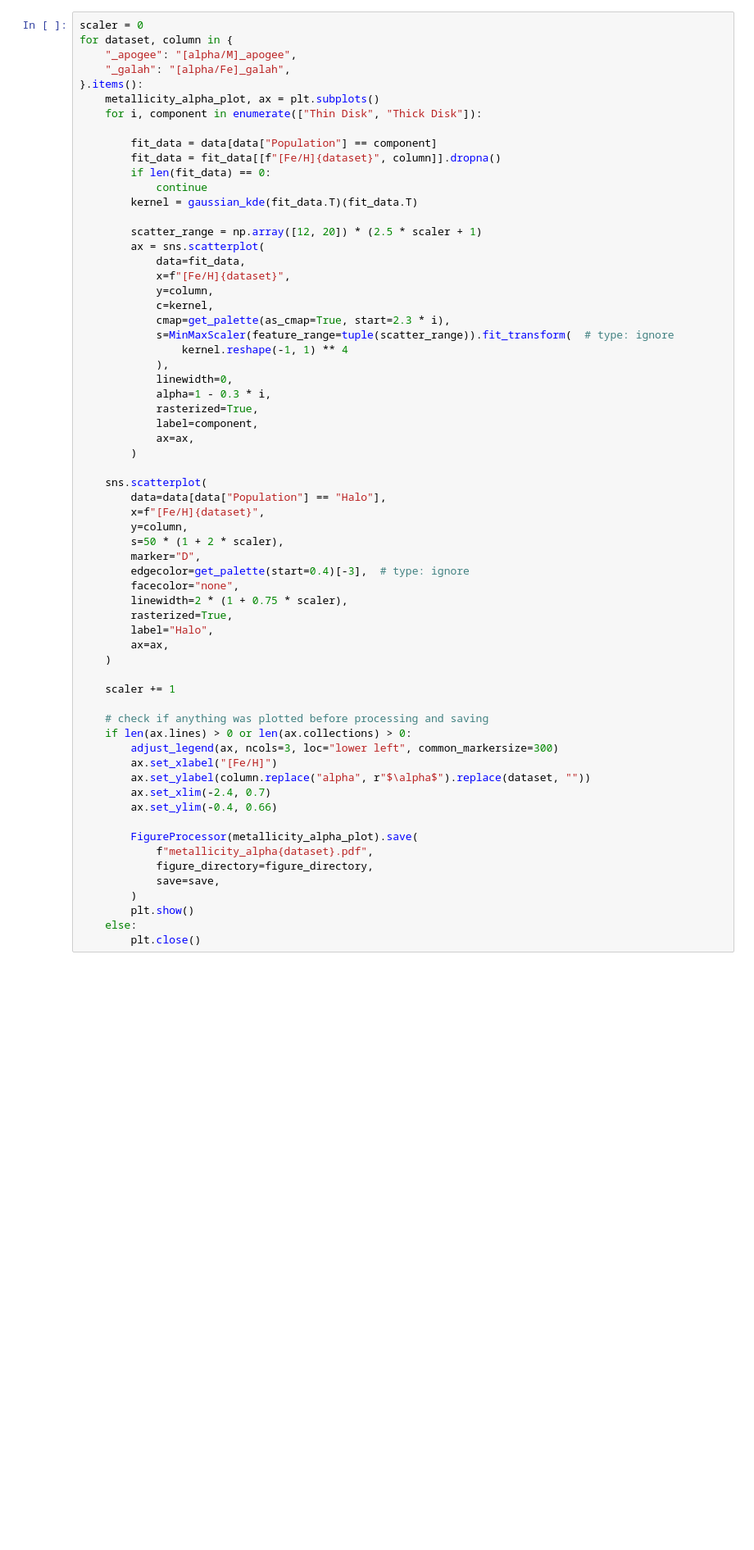
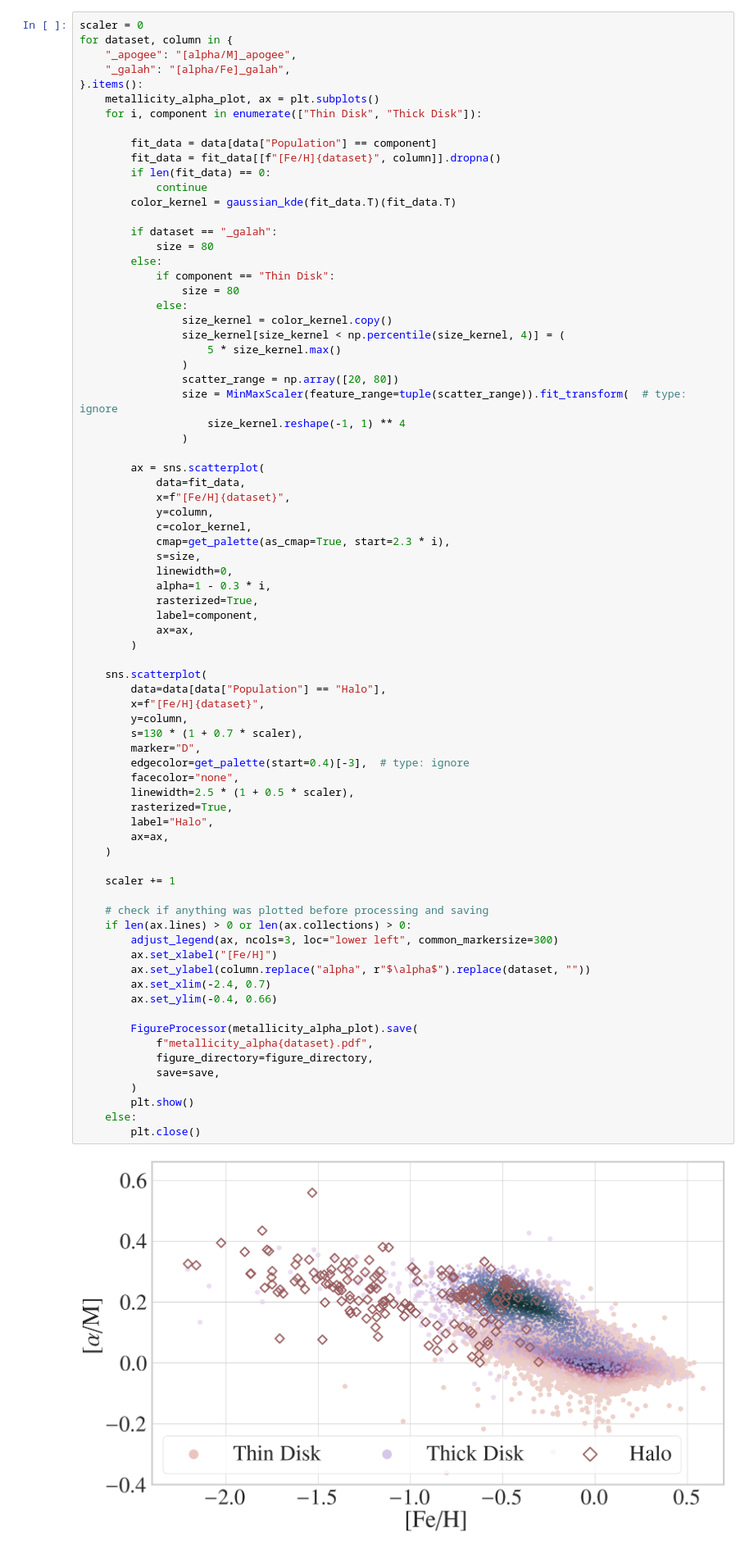
Before and after one commit to ChrisBoettner/plato, a Jupyter notebook: notebooks/04_stellar_sample.ipynb, the cells around one changed output. Shown at 82% size. Cells and saved outputs as stored; diff of their text form; blank space fills up the shorter version.

```diff
--- a/notebooks/04_stellar_sample.ipynb
+++ b/notebooks/04_stellar_sample.ipynb
@@ -144,18 +148,30 @@ for dataset, column in {
         fit_data = fit_data[[f"[Fe/H]{dataset}", column]].dropna()
         if len(fit_data) == 0:
             continue
-        kernel = gaussian_kde(fit_data.T)(fit_data.T)
+        color_kernel = gaussian_kde(fit_data.T)(fit_data.T)
 
-        scatter_range = np.array([12, 20]) * (2.5 * scaler + 1)
+        if dataset == "_galah":
+            size = 80
+        else:
+            if component == "Thin Disk":
+                size = 80
+            else:
+                size_kernel = color_kernel.copy()
+                size_kernel[size_kernel < np.percentile(size_kernel, 4)] = (
+                    5 * size_kernel.max()
+                )
+                scatter_range = np.array([20, 80])
+                size = MinMaxScaler(feature_range=tuple(scatter_range)).fit_transform(  # type: ignore
+                    size_kernel.reshape(-1, 1) ** 4
+                )
+
         ax = sns.scatterplot(
             data=fit_data,
             x=f"[Fe/H]{dataset}",
             y=column,
-            c=kernel,
+            c=color_kernel,
             cmap=get_palette(as_cmap=True, start=2.3 * i),
-            s=MinMaxScaler(feature_range=tuple(scatter_range)).fit_transform(  # type: ignore
-                kernel.reshape(-1, 1) ** 4
-            ),
+            s=size,
             linewidth=0,
             alpha=1 - 0.3 * i,
             rasterized=True,
@@ -166,32 +182,34 @@ for dataset, column in {
     sns.scatterplot(
         data=data[data["Population"] == "Halo"],
         x=f"[Fe/H]{dataset}",
         y=column,
-        s=50 * (1 + 2 * scaler),
+        s=130 * (1 + 0.7 * scaler),
         marker="D",
         edgecolor=get_palette(start=0.4)[-3],  # type: ignore
         facecolor="none",
-        linewidth=2 * (1 + 0.75 * scaler),
+        linewidth=2.5 * (1 + 0.5 * scaler),
         rasterized=True,
         label="Halo",
         ax=ax,
     )
 
     scaler += 1
 
     # check if anything was plotted before processing and saving
     if len(ax.lines) > 0 or len(ax.collections) > 0:
         adjust_legend(ax, ncols=3, loc="lower left", common_markersize=300)
         ax.set_xlabel("[Fe/H]")
         ax.set_ylabel(column.replace("alpha", r"$\alpha$").replace(dataset, ""))
         ax.set_xlim(-2.4, 0.7)
         ax.set_ylim(-0.4, 0.66)
 
         FigureProcessor(metallicity_alpha_plot).save(
             f"metallicity_alpha{dataset}.pdf",
             figure_directory=figure_directory,
             save=save,
         )
         plt.show()
     else:
         plt.close()
+# %% [output]
+[figure, added]
```
Also changed, not shown: parts of 4 cells of this notebook, 59 other files.
